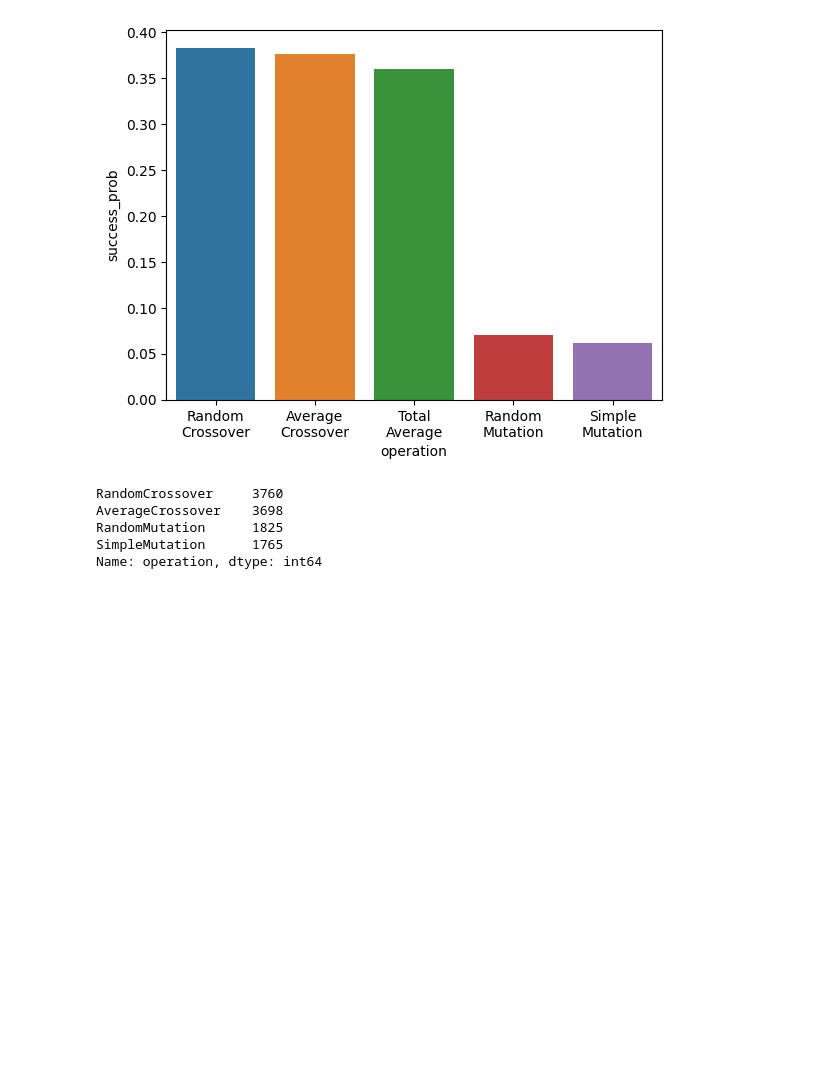
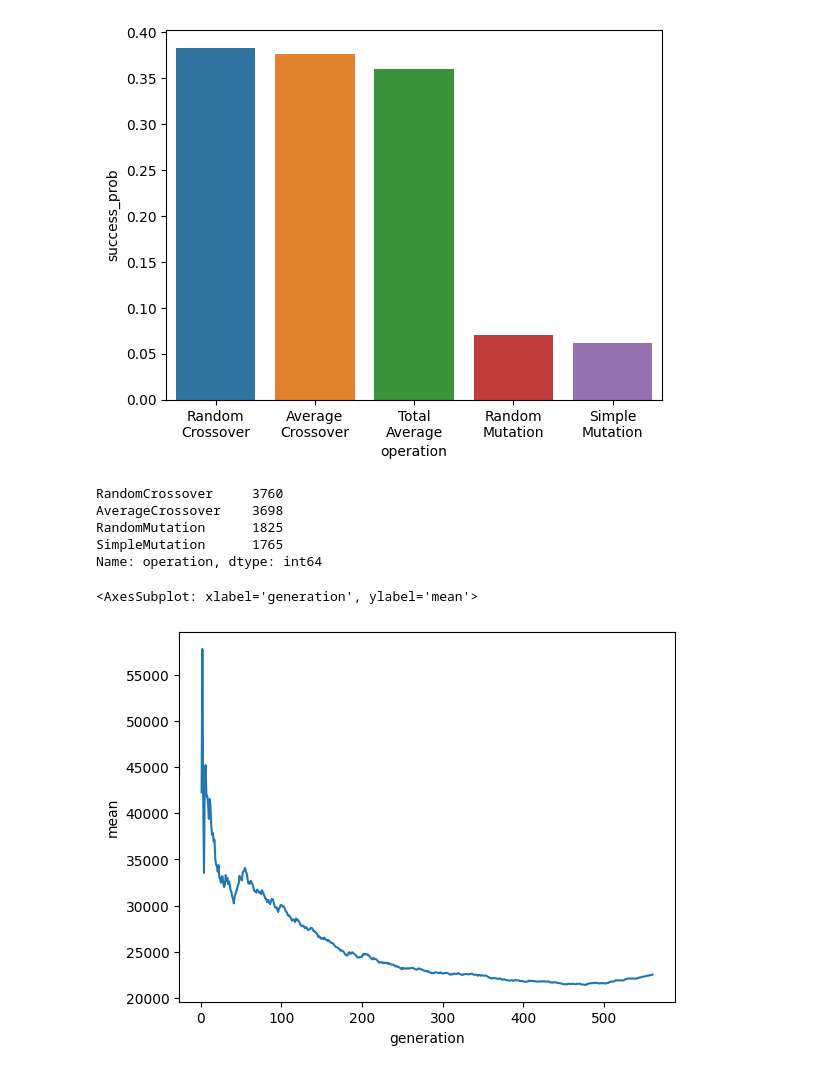
Before and after one commit to Didgitaldoo/didge-lab, a Jupyter notebook: src/experiments/arusha/analyze_evolution.ipynb, the cells around one changed output. Drawn from its saved outputs; the diff is of its cells as text; code cells hidden in the pictures; blank space fills up the shorter version.

```diff
--- a/src/experiments/arusha/analyze_evolution.ipynb
+++ b/src/experiments/arusha/analyze_evolution.ipynb
@@ -168,3 +167,30 @@ AverageCrossover    3698
 RandomMutation      1825
 SimpleMutation      1765
 Name: operation, dtype: int64
+# %%
+def loss_per_generation(deltas):
+
+    losses = deltas.query("loss_type=='total'")
+    aggregation = []
+
+    _minloss = None
+    _avgloss = None
+    _maxloss = None
+
+    for generation in losses.generation.unique():
+        df = losses.query("generation<=@generation")
+        minloss = df.loss_value.min()
+        avgloss = df.loss_value.mean()
+        maxloss = df.loss_value.max()
+
+        _minloss = np.min(_minloss, minloss)
+        _avgloss = np.min(_avgloss, minloss)
+        _maxloss = np.min(_minloss, maxloss)
+
+        aggregation.append([generation, _minloss, _avgloss, _maxloss])
+
+    aggregation = pd.DataFrame(aggregation, columns=["generation", "min", "mean", "max"])
+    sns.lineplot(data=aggregation, x="generation", y="mean")
+# %% [output]
+<AxesSubplot: xlabel='generation', ylabel='mean'>
+[figure, added]
```
Also changed, not shown: parts of 4 cells of this notebook, 3 other files.
